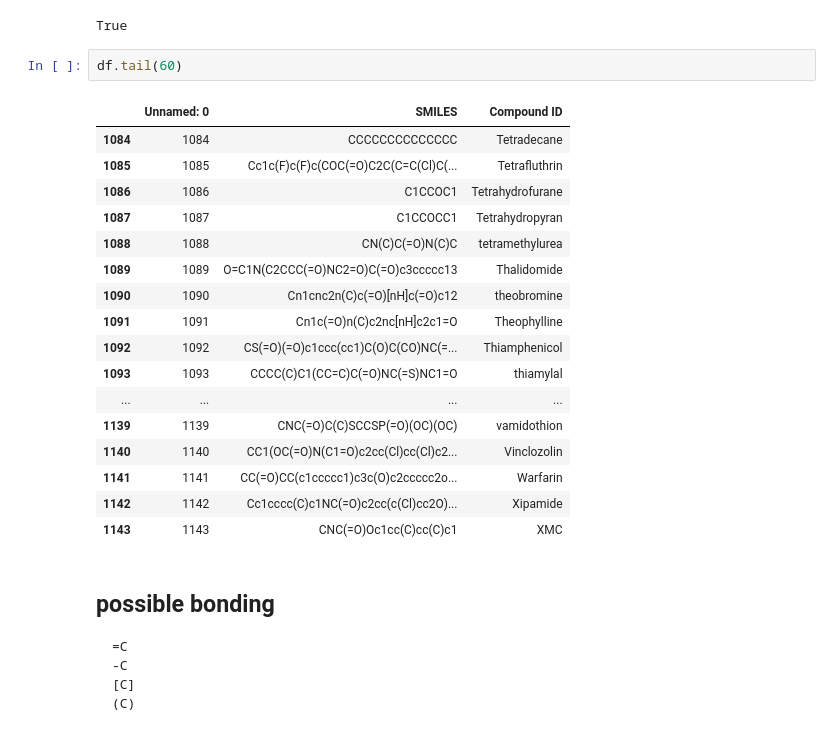
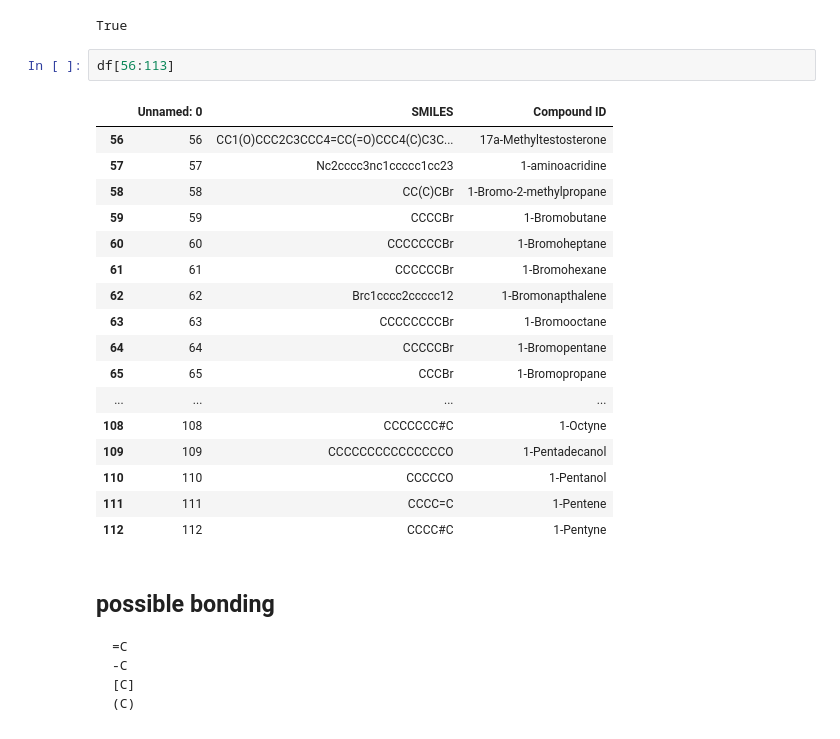
Before and after one commit to fle1scha/Drug-Design-Reinforcement-Learning, a Jupyter notebook: MoleculeTest.ipynb, the cells around one changed output. Drawn from its saved outputs; the diff is of its cells as text.

```diff
--- a/MoleculeTest.ipynb
+++ b/MoleculeTest.ipynb
@@ -23,26 +23,26 @@ Index(['Unnamed: 0', 'SMILES', 'Compound ID'], dtype='object')
 os.path.isfile('./MoleculeLibrary.csv')
 # %% [output]
 True
-# %%
-df.tail(60)
-# %% [output]
-|  | Unnamed: 0 | SMILES | Compound ID |
-| 1084 | 1084 | CCCCCCCCCCCCCC | Tetradecane |
-| 1085 | 1085 | Cc1c(F)c(F)c(COC(=O)C2C(C=C(Cl)C(... | Tetrafluthrin |
-| 1086 | 1086 | C1CCOC1 | Tetrahydrofurane |
-| 1087 | 1087 | C1CCOCC1 | Tetrahydropyran |
-| 1088 | 1088 | CN(C)C(=O)N(C)C | tetramethylurea |
-| 1089 | 1089 | O=C1N(C2CCC(=O)NC2=O)C(=O)c3ccccc13 | Thalidomide |
-| 1090 | 1090 | Cn1cnc2n(C)c(=O)[nH]c(=O)c12 | theobromine |
-| 1091 | 1091 | Cn1c(=O)n(C)c2nc[nH]c2c1=O | Theophylline |
-| 1092 | 1092 | CS(=O)(=O)c1ccc(cc1)C(O)C(CO)NC(=... | Thiamphenicol |
-| 1093 | 1093 | CCCC(C)C1(CC=C)C(=O)NC(=S)NC1=O | thiamylal |
-| ... | ... | ... | ... |
-| 1139 | 1139 | CNC(=O)C(C)SCCSP(=O)(OC)(OC) | vamidothion |
-| 1140 | 1140 | CC1(OC(=O)N(C1=O)c2cc(Cl)cc(Cl)c2... | Vinclozolin |
-| 1141 | 1141 | CC(=O)CC(c1ccccc1)c3c(O)c2ccccc2o... | Warfarin |
-| 1142 | 1142 | Cc1cccc(C)c1NC(=O)c2cc(c(Cl)cc2O)... | Xipamide |
-| 1143 | 1143 | CNC(=O)Oc1cc(C)cc(C)c1 | XMC |
+# %%
+df[56:113]
+# %% [output]
+|  | Unnamed: 0 | SMILES | Compound ID |
+| 56 | 56 | CC1(O)CCC2C3CCC4=CC(=O)CCC4(C)C3C... | 17a-Methyltestosterone |
+| 57 | 57 | Nc2cccc3nc1ccccc1cc23 | 1-aminoacridine |
+| 58 | 58 | CC(C)CBr | 1-Bromo-2-methylpropane |
+| 59 | 59 | CCCCBr | 1-Bromobutane |
+| 60 | 60 | CCCCCCCBr | 1-Bromoheptane |
+| 61 | 61 | CCCCCCBr | 1-Bromohexane |
+| 62 | 62 | Brc1cccc2ccccc12 | 1-Bromonapthalene |
+| 63 | 63 | CCCCCCCCBr | 1-Bromooctane |
+| 64 | 64 | CCCCCBr | 1-Bromopentane |
+| 65 | 65 | CCCBr | 1-Bromopropane |
+| ... | ... | ... | ... |
+| 108 | 108 | CCCCCCC#C | 1-Octyne |
+| 109 | 109 | CCCCCCCCCCCCCCCO | 1-Pentadecanol |
+| 110 | 110 | CCCCCO | 1-Pentanol |
+| 111 | 111 | CCCC=C | 1-Pentene |
+| 112 | 112 | CCCC#C | 1-Pentyne |
 # %% [markdown]
 ## possible bonding
     =C
```
Also changed, not shown: parts of 5 cells of this notebook, 3 other files.
